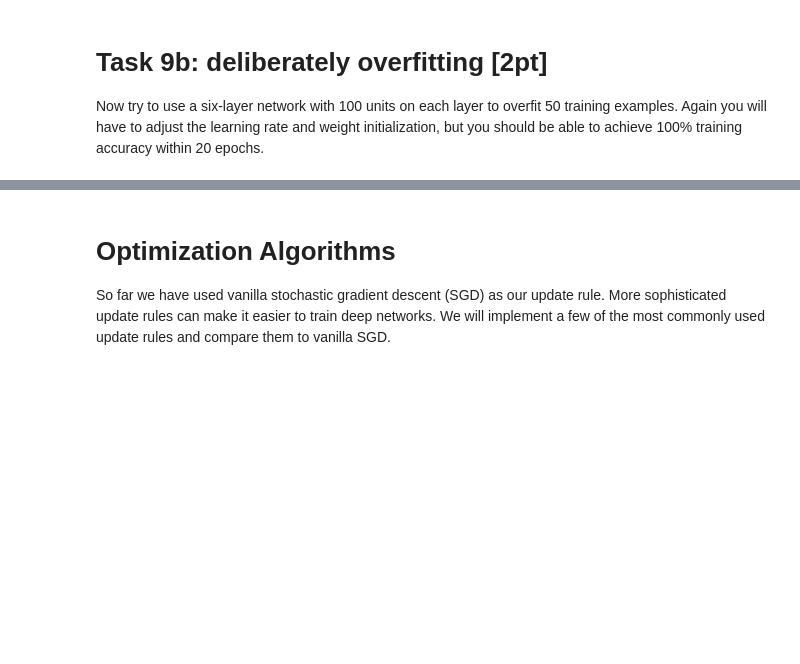
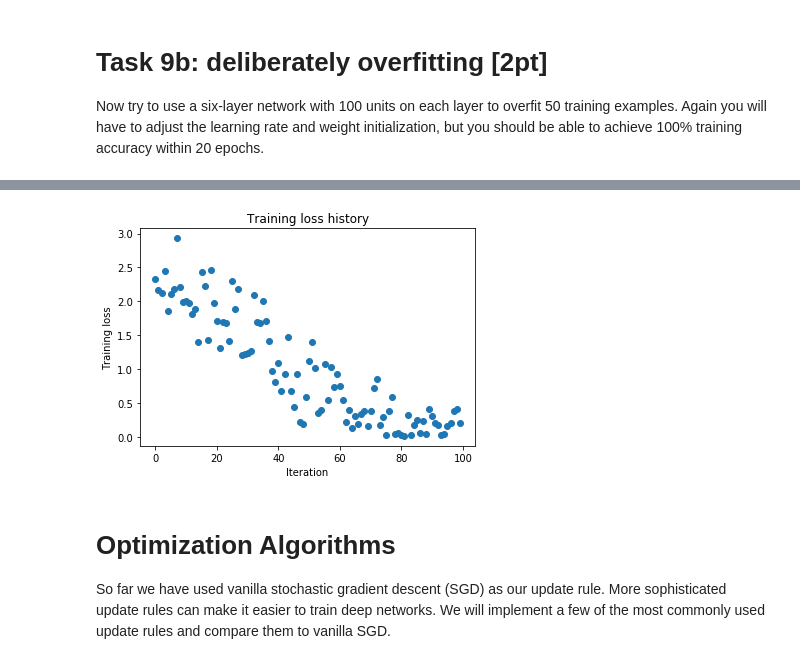
Before and after one commit to movedx/dlp19, a Jupyter notebook: src/05/ex5.ipynb, the cells around one changed output, grey strips where cells are left out. Saved outputs shown, nothing was run; the diff lists cells and outputs as text; code cells hidden in the pictures; blank space fills up the shorter version.

```diff
--- a/src/05/ex5.ipynb
+++ b/src/05/ex5.ipynb
@@ -382,10 +507,22 @@ small_data = {
 # Show that this model will overfit eayily for your choice of weight_scale#
 # and learning_rate                                                       #
 ###########################################################################
-weight_sclae = None
-learning_rate = None
-model = None
-solver = None
+
+weight_scale = 3e-2
+learning_rate = 3e-2
+reg = 0.0
+
+model = FullyConnectedNet([100, 100, 100, 100], input_dim=3*32*32, num_classes=10,
+                            reg=reg, weight_scale=weight_scale, dtype=np.float64)
+solver = Solver(model, small_data,
+                update_rule='sgd',
+                optim_config={
+                  'learning_rate': learning_rate,
+                },
+                lr_decay=0.8,
+                num_epochs=10, batch_size=5,
+                print_every=10)
+solver.train()
 
 ###########################################################################
 #                             END OF YOUR CODE                            #
@@ -396,3 +533,4 @@ plt.title('Training loss history')
 plt.xlabel('Iteration')
 plt.ylabel('Training loss')
 plt.show()
+# %% [output]
@@ -399,3 +554,4 @@ plt.show()
+[figure, added]
 # %% [markdown]
 # Optimization Algorithms
 So far we have used vanilla stochastic gradient descent (SGD) as our update rule. More sophisticated update rules can make it easier to train deep networks. We will implement a few of the most commonly used update rules and compare them to vanilla SGD.
```
Also changed, not shown: parts of 21 cells of this notebook, 13 other files.
